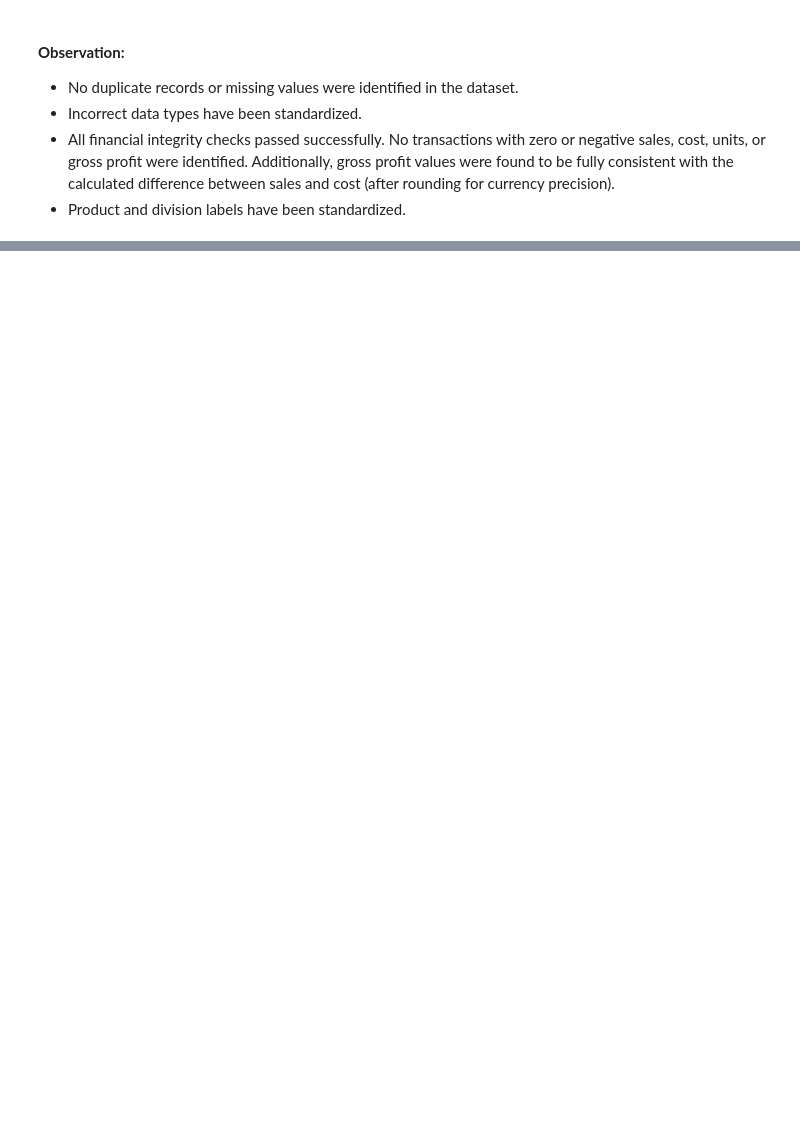
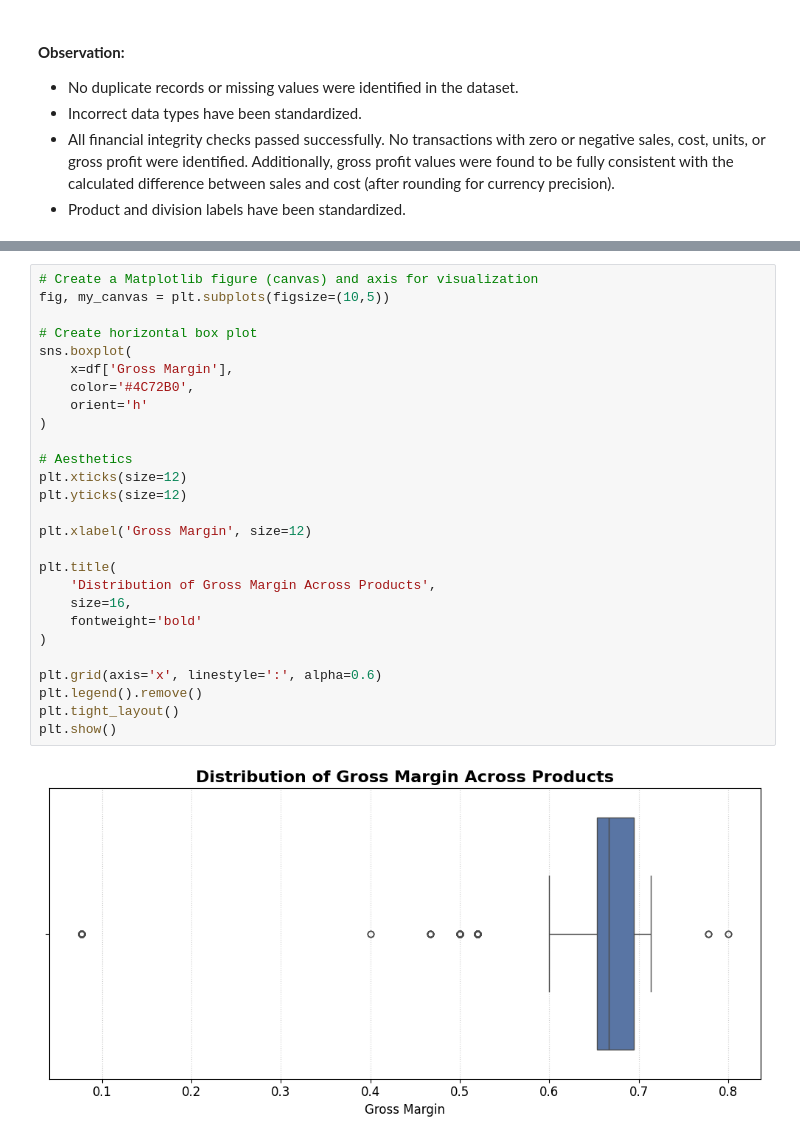
Before and after one commit to amrit1426/Unified_mentor_project, a Jupyter notebook: 20260125_Nassau_Candy_Distributor.ipynb, the cells around one changed output, grey strips where cells are left out. Saved outputs shown, nothing was run; the diff lists cells and outputs as text; blank space fills up the shorter version.

```diff
--- a/20260125_Nassau_Candy_Distributor.ipynb
+++ b/20260125_Nassau_Candy_Distributor.ipynb
@@ -248,0 +353,29 @@ Product Names: ['Wonka Bar - Milk Chocolate' 'Wonka Bar - Triple Dazzle Caramel'
+# %%
+# Create a Matplotlib figure (canvas) and axis for visualization
+fig, my_canvas = plt.subplots(figsize=(10,5))
+
+# Create horizontal box plot
+sns.boxplot(
+    x=df['Gross Margin'],
+    color='#4C72B0',
+    orient='h'
+)
+
+# Aesthetics
+plt.xticks(size=12)
+plt.yticks(size=12)
+
+plt.xlabel('Gross Margin', size=12)
+
+plt.title(
+    'Distribution of Gross Margin Across Products',
+    size=16,
+    fontweight='bold'
+)
+
+plt.grid(axis='x', linestyle=':', alpha=0.6)
+plt.legend().remove()
+plt.tight_layout()
+plt.show()
+# %% [output]
+[figure, added]
```
Also changed, not shown: parts of 39 cells of this notebook.
